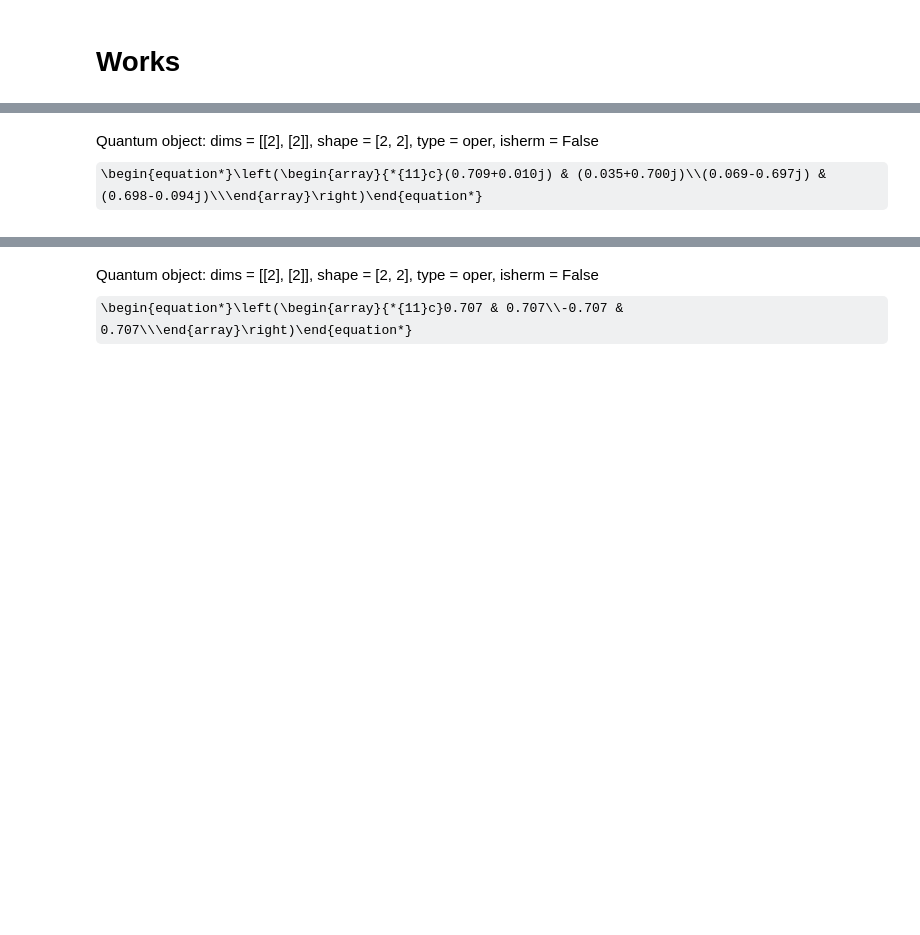
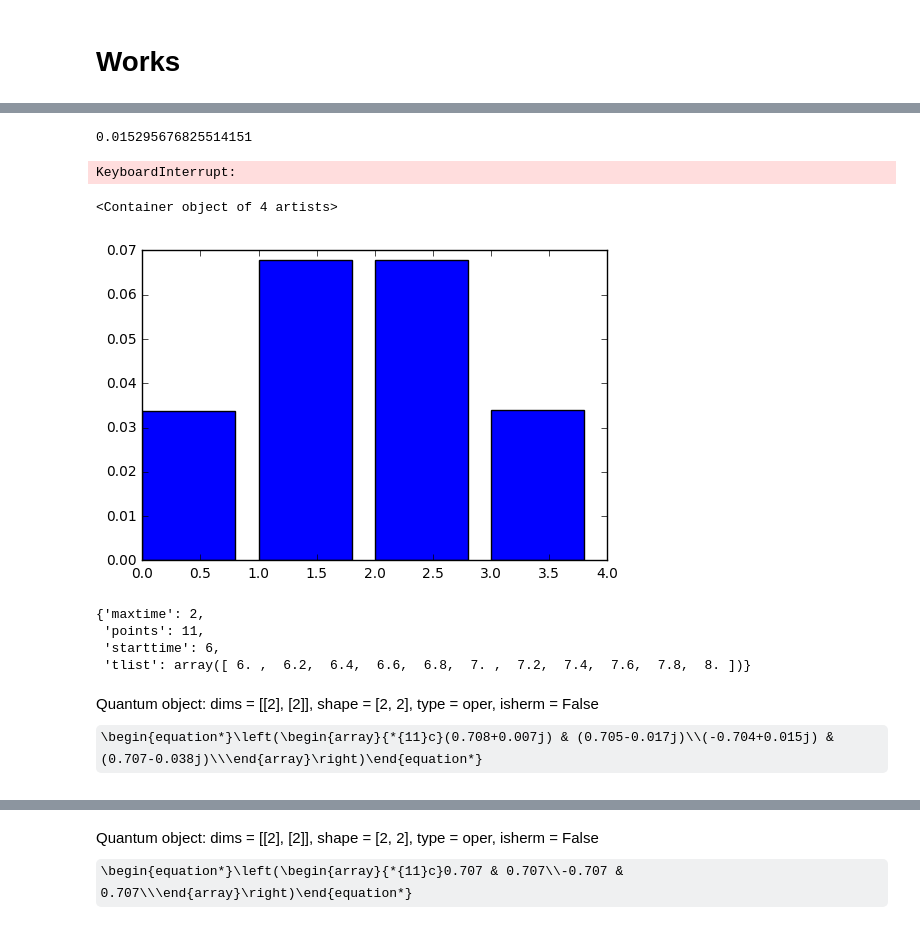
Before and after one commit to safoex/qubitlab, a Jupyter notebook: python/qutip/libqubitNd.ipynb, the cells around one changed output, grey strips where cells are left out. Cells and saved outputs as stored; diff of their text form; code cells hidden in the pictures; some formulas as TeX source; blank space fills up the shorter version.

```diff
--- a/python/qutip/libqubitNd.ipynb
+++ b/python/qutip/libqubitNd.ipynb
@@ -406,7 +408,7 @@ class SingleQND(ND):
     def update_or_copy(self, kvargs, params, just_update = False):
         super().update_or_copy( kvargs, params, just_update)
         if not 'pulse' in kvargs:
-            self.pulse = [PulseNXYDrag(params = { 'a': 10, 'f' : 0.003,'phase':np.pi,'st':1 },
+            self.pulse = [PulseNXYHTD(params = { 'a': 10, 'f' : 0.003,'phase':np.pi,'st':1 },
                   time = {'maxtime' : 1200,'points':1200}, extra = {'qubit' : self,'default':False})]
         return self
     def HTD(self):
@@ -448,7 +450,7 @@ class SingleQND(ND):
             for psi1 in psi:
                 res_state.append((psi1.dag()*state_final).data.toarray()[0][0])
             result.append(res_state)
-        gate = Qobj(result)
+        gate = Qobj(result).trans()
         self.gate = gate
         return abs((ideal_gate.dag()*gate).tr())/gate.shape[0]
 
@@ -590,8 +677,13 @@ model.pulse[0] = getAPEtest(0.03,model)
 # %%
 q = SingleQND()
-spopt = SimplePropagator(qubit = q, timeslots = {'slots':5,'eachtime' : 2})
+spopt = SimplePropagator(qubit = q,pulse = SimpleTsugCosSin(),parameters = ['f','g'],  timeslots = {'slots':6,'eachtime' : 1})
 phase = np.pi/2
-spopt.pulse.update(params = {'axe' : SimpleTsug.aroundX})
+spopt.pulse.update(params = {'axe' : SimpleTsug.aroundY})
 n_ge = abs(q.n().transform(q.evecs).data.toarray()[0][1])
 initial_guess_f = [phase/spopt.timeslots['eachtime']/spopt.timeslots['slots']/n_ge for i in range(spopt.timeslots['slots'])]
+#initial_guess_f[0] *= 2/3
+#initial_guess_f[1] *= 4/3
+#initial_guess_f[2] *= 4/3
+#initial_guess_f[3] *= 2/3
+initial_guess_f += [0.0 for i in range(spopt.timeslots['slots'])]
 # %% [output]
@@ -619 +750,10 @@ initial_guess_f
+# %%
+my_fidelity(my_hadamard().trans(),gate)
+# %% [output]
+0.015295676825514151
+# %%
+%%time
+best_f = spopt.grape(my_hadamard(),initial_guess_f,method = 'BFGS',tol = 1e-3)
+# %% [output]
+KeyboardInterrupt:
 # %%
@@ -622,4 +761,16 @@ r_gate = counter(initial_guess_f)[0]
-# %%
-r_gate
-# %% [output]
-Quantum object: dims = [[2], [2]], shape = [2, 2], type = oper, isherm = False\begin{equation*}\left(\begin{array}{*{11}c}(0.709+0.010j) & (0.035+0.700j)\\(0.069-0.697j) & (0.698-0.094j)\\\end{array}\right)\end{equation*}
+# %%
+plt.bar(list(range(len(spopt.last_parameters))),spopt.last_parameters)
+# %% [output]
+<Container object of 4 artists>
+[figure, added]
+# %%
+spopt.pulse.time
+# %% [output]
+{'maxtime': 2,
+ 'points': 11,
+ 'starttime': 6,
+ 'tlist': array([ 6. ,  6.2,  6.4,  6.6,  6.8,  7. ,  7.2,  7.4,  7.6,  7.8,  8. ])}
+# %%
+gate[0]
+# %% [output]
+Quantum object: dims = [[2], [2]], shape = [2, 2], type = oper, isherm = False\begin{equation*}\left(\begin{array}{*{11}c}(0.708+0.007j) & (0.705-0.017j)\\(-0.704+0.015j) & (0.707-0.038j)\\\end{array}\right)\end{equation*}
```
Also changed, not shown: parts of 25 cells of this notebook, 2 other files.
